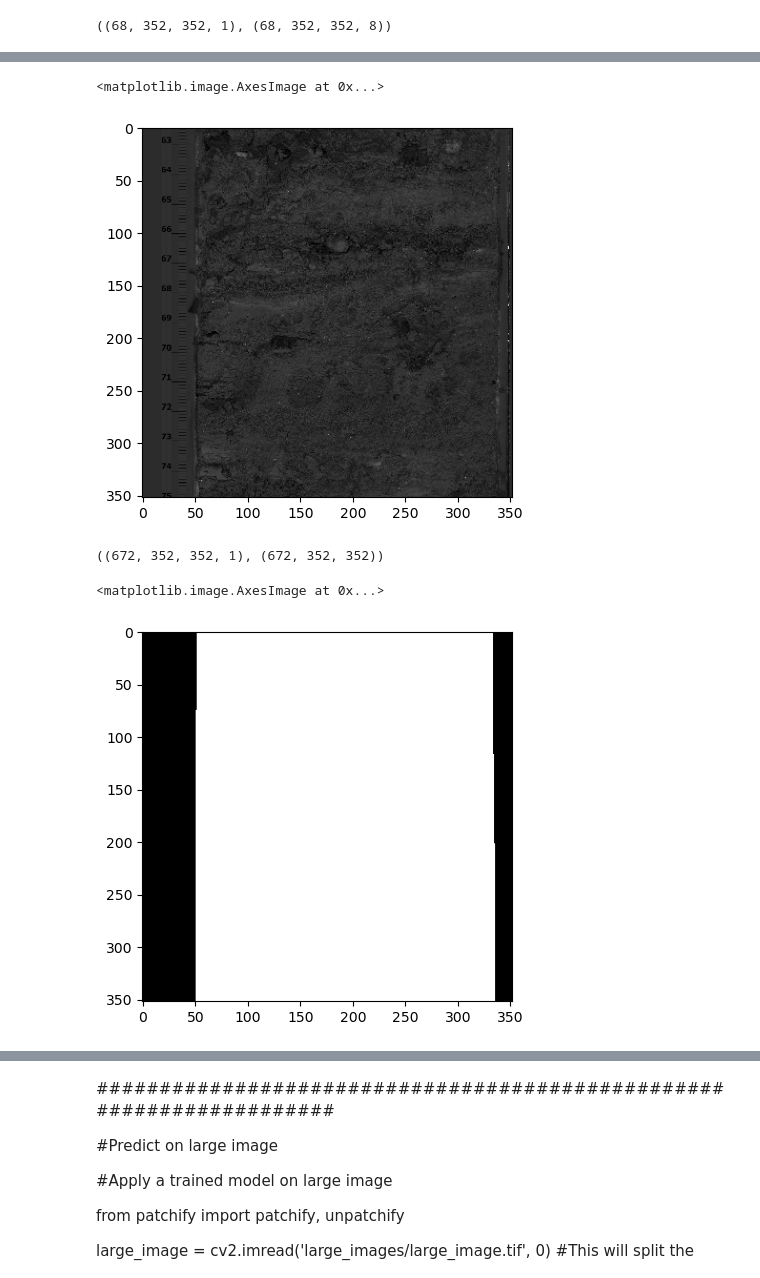
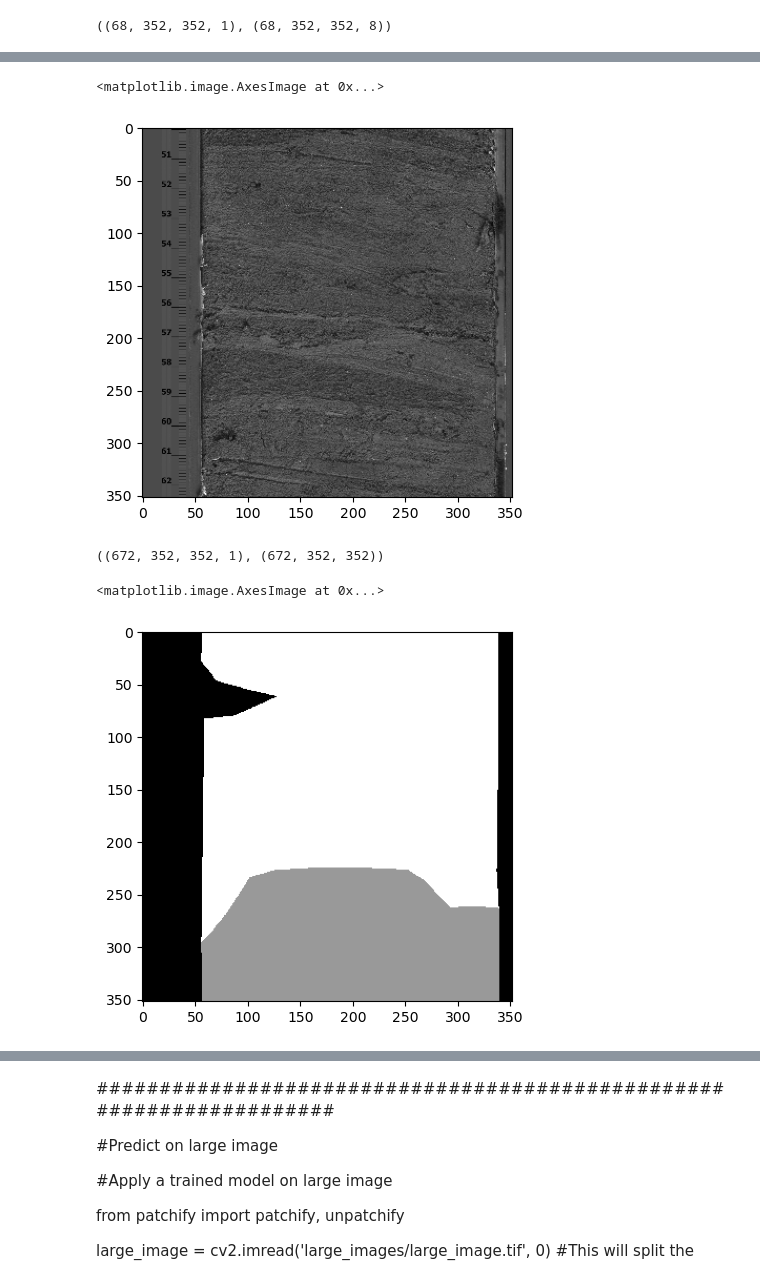
Before and after one commit to pbecerrav/ADS_course, a Jupyter notebook: Module6/project/M6_code/module_6_model_script.ipynb, the cells around one changed output, grey strips where cells are left out. Drawn from its saved outputs; the diff is of its cells as text; code cells hidden in the pictures.

```diff
--- a/Module6/project/M6_code/module_6_model_script.ipynb
+++ b/Module6/project/M6_code/module_6_model_script.ipynb
@@ -613,19 +611,19 @@ iou of class  7 is: 0.0
 #print("IoU for class3 is: ", class3_IoU)
 #print("IoU for class4 is: ", class4_IoU)
 
-plt.imshow(train_images[120,:,:], cmap='gray')
+plt.imshow(train_images[0,:,:], cmap='gray')
 # %% [output]
 <matplotlib.image.AxesImage at 0x...>
-[figure, old version]
+[figure, new version]
 # %%
 train_images.shape, train_masks.shape
 # %% [output]
 ((672, 352, 352, 1), (672, 352, 352))
 # %%
-plt.imshow(train_masks[120,:,:], cmap='gray')
+plt.imshow(train_masks[0,:,:], cmap='gray')
 # %% [output]
 <matplotlib.image.AxesImage at 0x...>
-[figure, old version]
+[figure, new version]
 # %%
 #######################################################################
 #Predict on a few images
```
Also changed, not shown: parts of 9 cells of this notebook, 2 other files.
